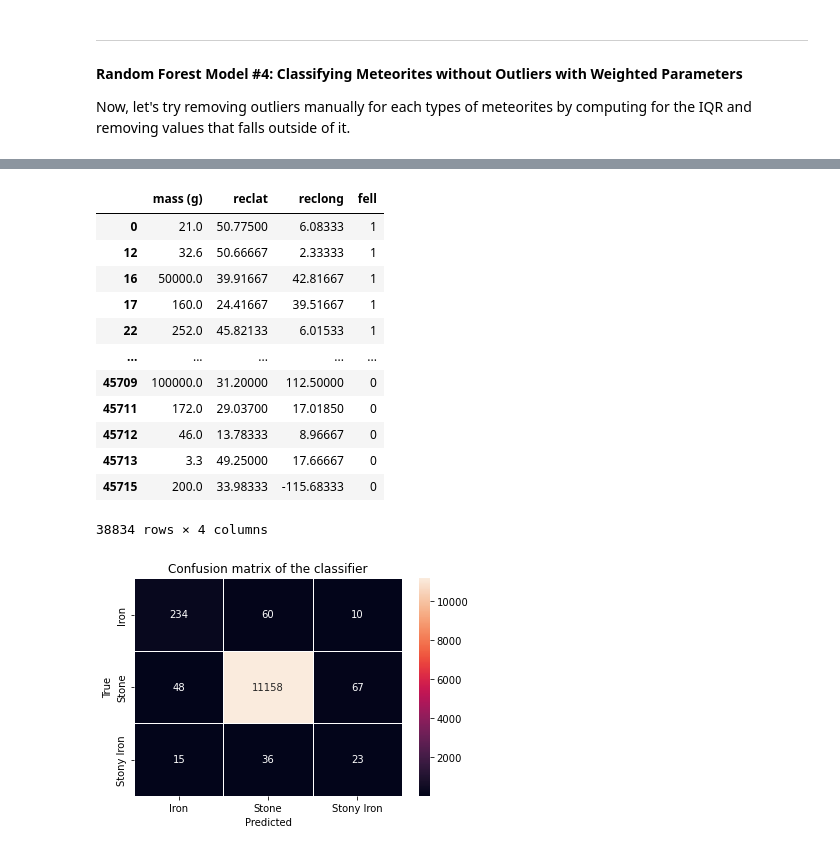
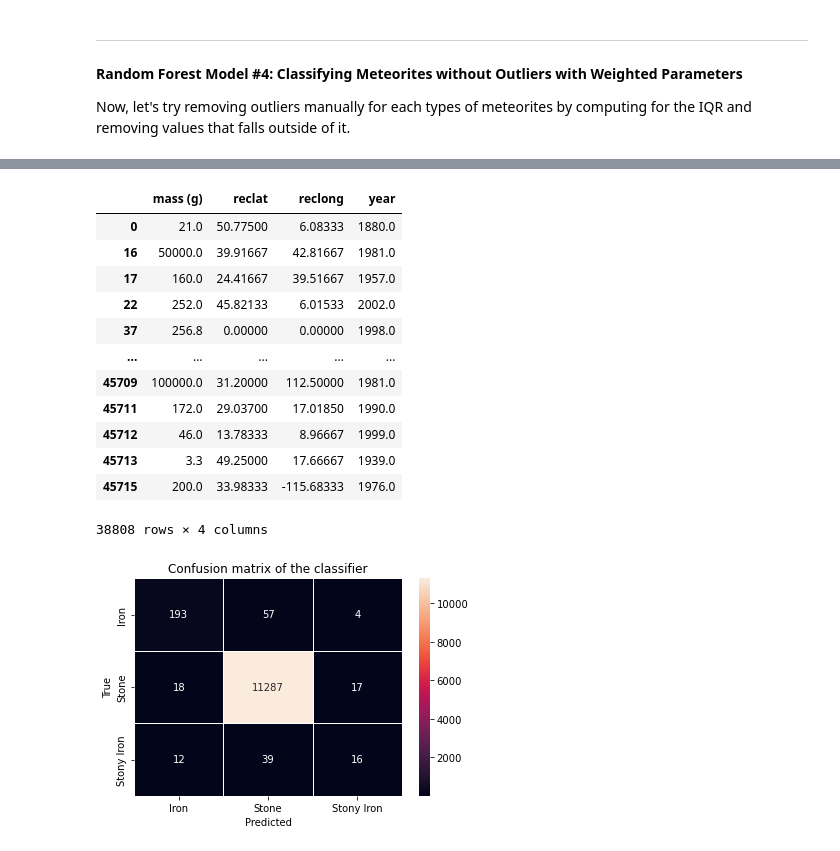
Before and after one commit to peter-parit/Data-Science-Project-on-Meteorites, a Jupyter notebook: Parit Vacharaskunee - Term Project.ipynb, the cells around one changed output, grey strips where cells are left out. Drawn from its saved outputs; the diff is of its cells as text; code cells hidden in the pictures.

```diff
--- a/Parit Vacharaskunee - Term Project.ipynb
+++ b/Parit Vacharaskunee - Term Project.ipynb
@@ -69,7 +75,0 @@ df[['reclat', 'reclong', 'year']] = df[['reclat', 'reclong', 'year']].fillna(met
-# %%
-# using median due to a skewed distribution
-med = df['mass (g)'].median()
-df['mass (g)'] = df['mass (g)'].fillna(value = med)
-
-# final drops
-df = df.dropna()
@@ -76,3 +78,6 @@ df = df.dropna()
+# %%
+# Since there are a lot of missing data in reclat/reclong, a forward fill will be done as no significant average can be calculated from locations.
+df[['reclat', 'reclong']] = df[['reclat', 'reclong']].fillna(method = 'ffill')
 # %%
 df.isna().sum()
 # %% [output]
@@ -137,0 +163,18 @@ array(['Stone', 'Iron', 'Stony Iron'], dtype=object)
+# %%
+# get median for each type
+med_st = df[df['recclass'] == 'Stone']['year'].median()
+med_ir = df[df['recclass'] == 'Iron']['year'].median()
+med_si = df[df['recclass'] == 'Stony Iron']['year'].median()
+
+# fillna for each type
+df.loc[(df['recclass'] == 'Stone') & (df['year'].isna()), 'year'] = med_st
+df.loc[(df['recclass'] == 'Iron') & (df['year'].isna()), 'year'] = med_ir
+df.loc[(df['recclass'] == 'Stony Iron') & (df['year'].isna()), 'year'] = med_si
+# %%
+mass_st = df[df['recclass'] == 'Stone']['mass (g)'].median()
+mass_ir = df[df['recclass'] == 'Iron']['mass (g)'].median()
+mass_si = df[df['recclass'] == 'Stony Iron']['mass (g)'].median()
+
+df.loc[(df['recclass'] == 'Stone') & (df['mass (g)'].isna()), 'mass (g)'] = med_st
+df.loc[(df['recclass'] == 'Iron') & (df['mass (g)'].isna()), 'mass (g)'] = med_ir
+df.loc[(df['recclass'] == 'Stony Iron') & (df['mass (g)'].isna()), 'mass (g)'] = med_si
@@ -448,26 +529,23 @@ df_no_outliers
 # %%
-fell4 = pd.get_dummies(df_no_outliers['fall']).drop(columns = 'Found')
-
 x4 = pd.DataFrame(df_no_outliers['mass (g)'])
 x4['reclat'] = df_no_outliers['reclat']
 x4['reclong'] = df_no_outliers['reclong']
-x4['fell'] = fell4
-# x4['year'] = df_no_outliers['year']
+x4['year'] = df_no_outliers['year']
 x4
 # %% [output]
-|  | mass (g) | reclat | reclong | fell |
-| 0 | 21.0 | 50.77500 | 6.08333 | 1 |
-| 12 | 32.6 | 50.66667 | 2.33333 | 1 |
-| 16 | 50000.0 | 39.91667 | 42.81667 | 1 |
-| 17 | 160.0 | 24.41667 | 39.51667 | 1 |
-| 22 | 252.0 | 45.82133 | 6.01533 | 1 |
+|  | mass (g) | reclat | reclong | year |
+| 0 | 21.0 | 50.77500 | 6.08333 | 1880.0 |
+| 16 | 50000.0 | 39.91667 | 42.81667 | 1981.0 |
+| 17 | 160.0 | 24.41667 | 39.51667 | 1957.0 |
+| 22 | 252.0 | 45.82133 | 6.01533 | 2002.0 |
+| 37 | 256.8 | 0.00000 | 0.00000 | 1998.0 |
 | ... | ... | ... | ... | ... |
-| 45709 | 100000.0 | 31.20000 | 112.50000 | 0 |
-| 45711 | 172.0 | 29.03700 | 17.01850 | 0 |
-| 45712 | 46.0 | 13.78333 | 8.96667 | 0 |
-| 45713 | 3.3 | 49.25000 | 17.66667 | 0 |
-| 45715 | 200.0 | 33.98333 | -115.68333 | 0 |
+| 45709 | 100000.0 | 31.20000 | 112.50000 | 1981.0 |
+| 45711 | 172.0 | 29.03700 | 17.01850 | 1990.0 |
+| 45712 | 46.0 | 13.78333 | 8.96667 | 1999.0 |
+| 45713 | 3.3 | 49.25000 | 17.66667 | 1939.0 |
+| 45715 | 200.0 | 33.98333 | -115.68333 | 1976.0 |
-38834 rows × 4 columns
+38808 rows × 4 columns
 # %%
 y4 = df_no_outliers.recclass
 # %%
```
Also changed, not shown: parts of 46 cells of this notebook.
